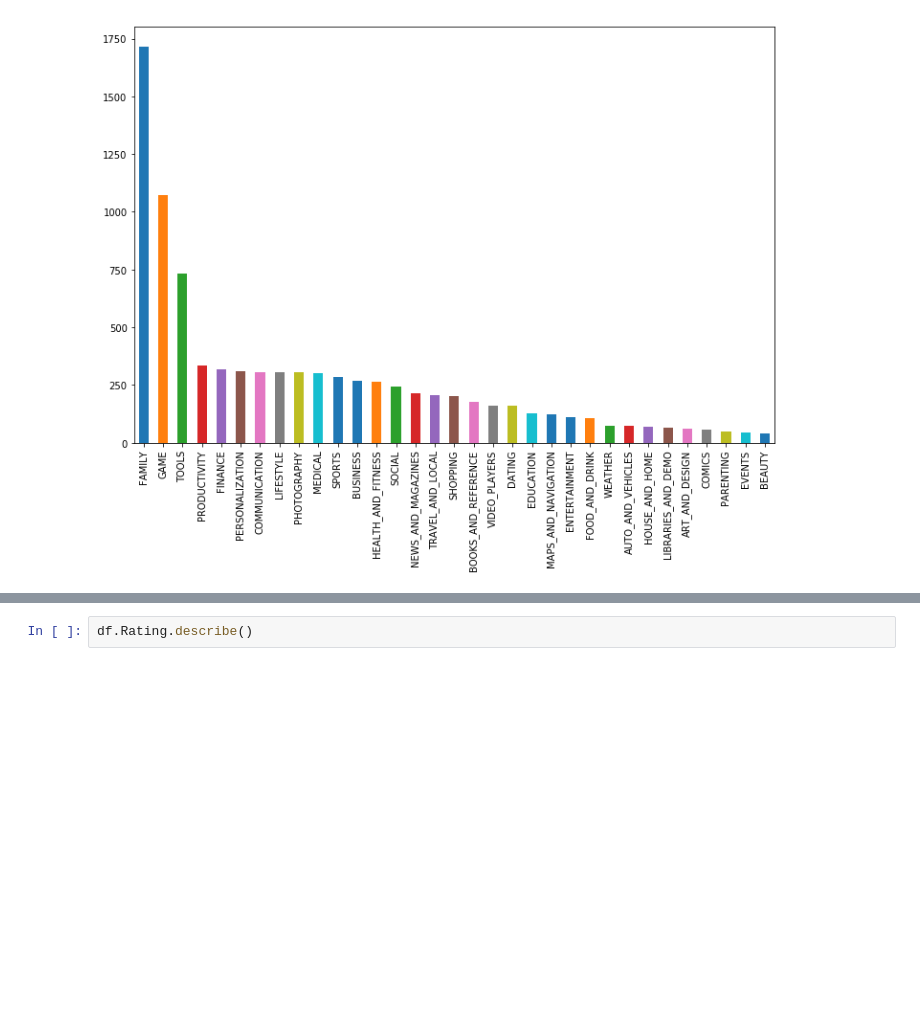
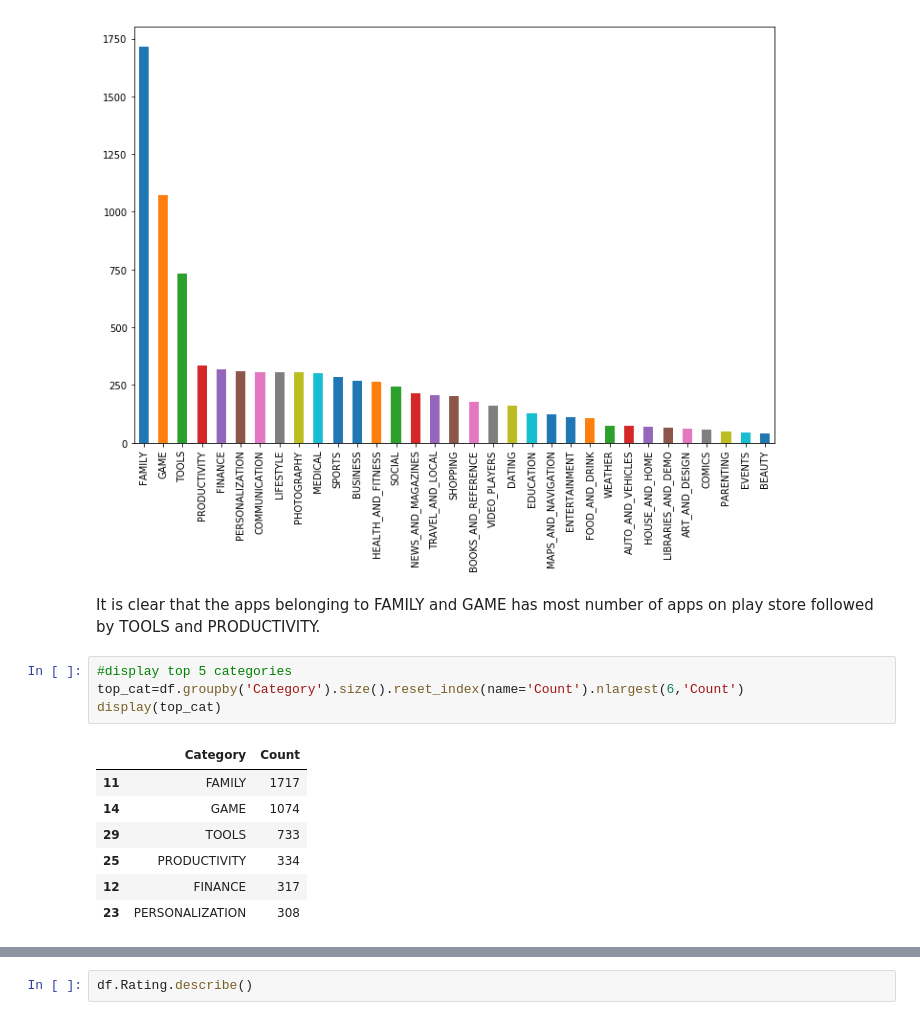
Before and after one commit to Kashish-Chugh/EDA_Play_Store_Apps, a Jupyter notebook: EDA_Google_Play_Store_App_Latest.ipynb, the cells around one changed output, grey strips where cells are left out. Drawn from its saved outputs; the diff is of its cells as text; blank space fills up the shorter version.

```diff
--- a/EDA_Google_Play_Store_App_Latest.ipynb
+++ b/EDA_Google_Play_Store_App_Latest.ipynb
@@ -215,3 +266,17 @@ df.Category.value_counts().plot(kind='bar',figsize= (12,8))
 # %% [output]
 <matplotlib.axes._subplots.AxesSubplot at 0x...>
 [figure]
+# %% [markdown]
+It is clear that the apps belonging to FAMILY and GAME has most number of apps on play store followed by TOOLS and PRODUCTIVITY.
+# %%
+#display top 5 categories
+top_cat=df.groupby('Category').size().reset_index(name='Count').nlargest(6,'Count')
+display(top_cat)
+# %% [output]
+|  | Category | Count |
+| 11 | FAMILY | 1717 |
+| 14 | GAME | 1074 |
+| 29 | TOOLS | 733 |
+| 25 | PRODUCTIVITY | 334 |
+| 12 | FINANCE | 317 |
+| 23 | PERSONALIZATION | 308 |
```
Also changed, not shown: parts of 45 cells of this notebook.
